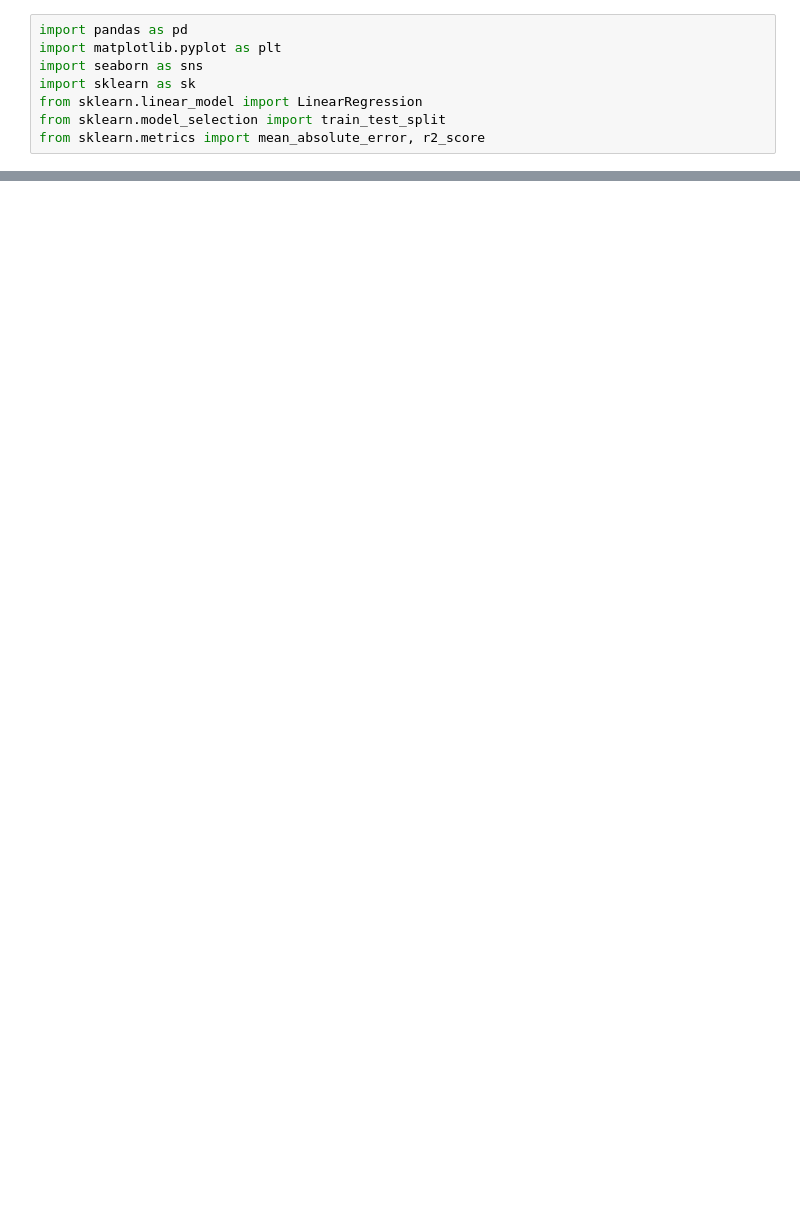
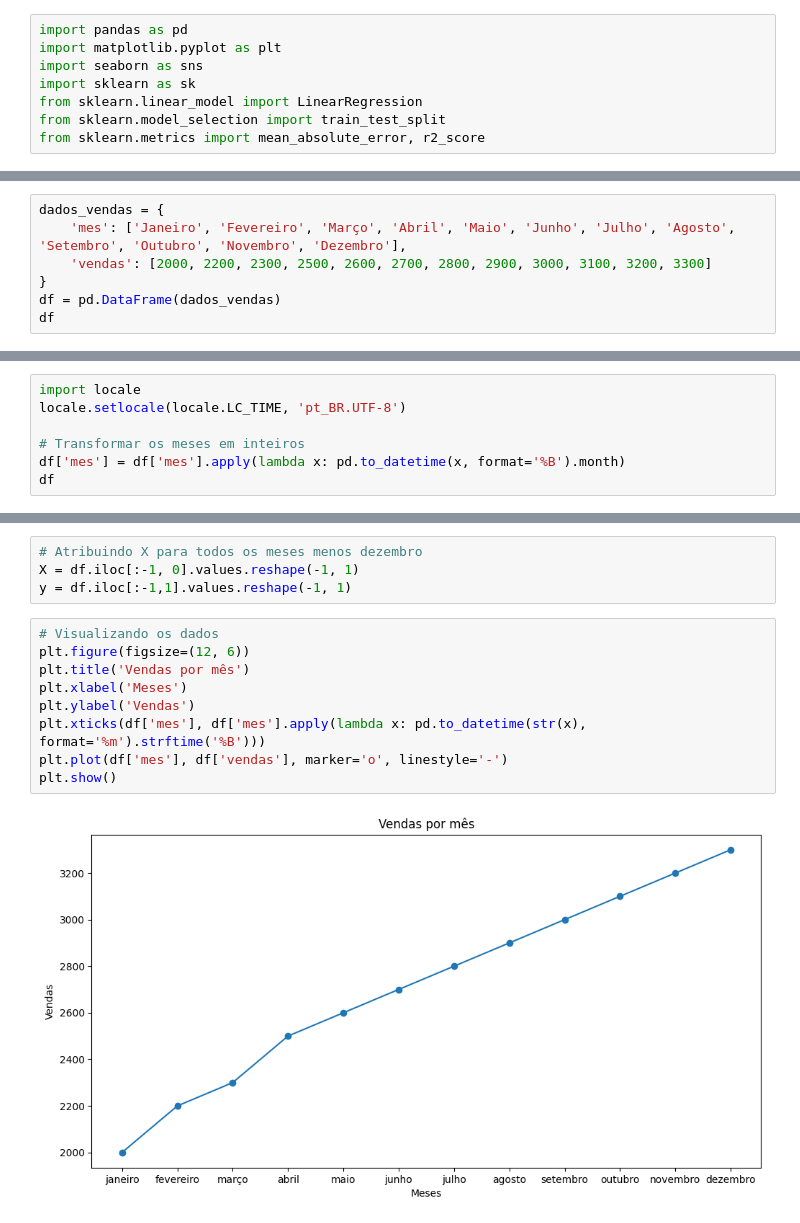
Before and after one commit to Orlandovpjunior/fundamentos_machine_learning, a Jupyter notebook: model.ipynb, the cells around one changed output, grey strips where cells are left out. Cells and saved outputs as stored; diff of their text form; blank space fills up the shorter version.

```diff
--- a/model.ipynb
+++ b/model.ipynb
@@ -214,0 +9,7 @@ Name: resultado, Length: 100, dtype: int64
+# %%
+dados_vendas = {
+    'mes': ['Janeiro', 'Fevereiro', 'Março', 'Abril', 'Maio', 'Junho', 'Julho', 'Agosto', 'Setembro', 'Outubro', 'Novembro', 'Dezembro'],
+    'vendas': [2000, 2200, 2300, 2500, 2600, 2700, 2800, 2900, 3000, 3100, 3200, 3300]
+}
+df = pd.DataFrame(dados_vendas)
+df
@@ -214,0 +30,7 @@ Name: resultado, Length: 100, dtype: int64
+# %%
+import locale
+locale.setlocale(locale.LC_TIME, 'pt_BR.UTF-8')
+
+# Transformar os meses em inteiros
+df['mes'] = df['mes'].apply(lambda x: pd.to_datetime(x, format='%B').month)
+df
@@ -214,0 +51,15 @@ Name: resultado, Length: 100, dtype: int64
+# %%
+# Atribuindo X para todos os meses menos dezembro
+X = df.iloc[:-1, 0].values.reshape(-1, 1)
+y = df.iloc[:-1,1].values.reshape(-1, 1)
+# %%
+# Visualizando os dados
+plt.figure(figsize=(12, 6))
+plt.title('Vendas por mês')
+plt.xlabel('Meses')
+plt.ylabel('Vendas')
+plt.xticks(df['mes'], df['mes'].apply(lambda x: pd.to_datetime(str(x), format='%m').strftime('%B')))
+plt.plot(df['mes'], df['vendas'], marker='o', linestyle='-')
+plt.show()
+# %% [output]
+[figure, added]
```
Also changed, not shown: parts of 47 cells of this notebook.
